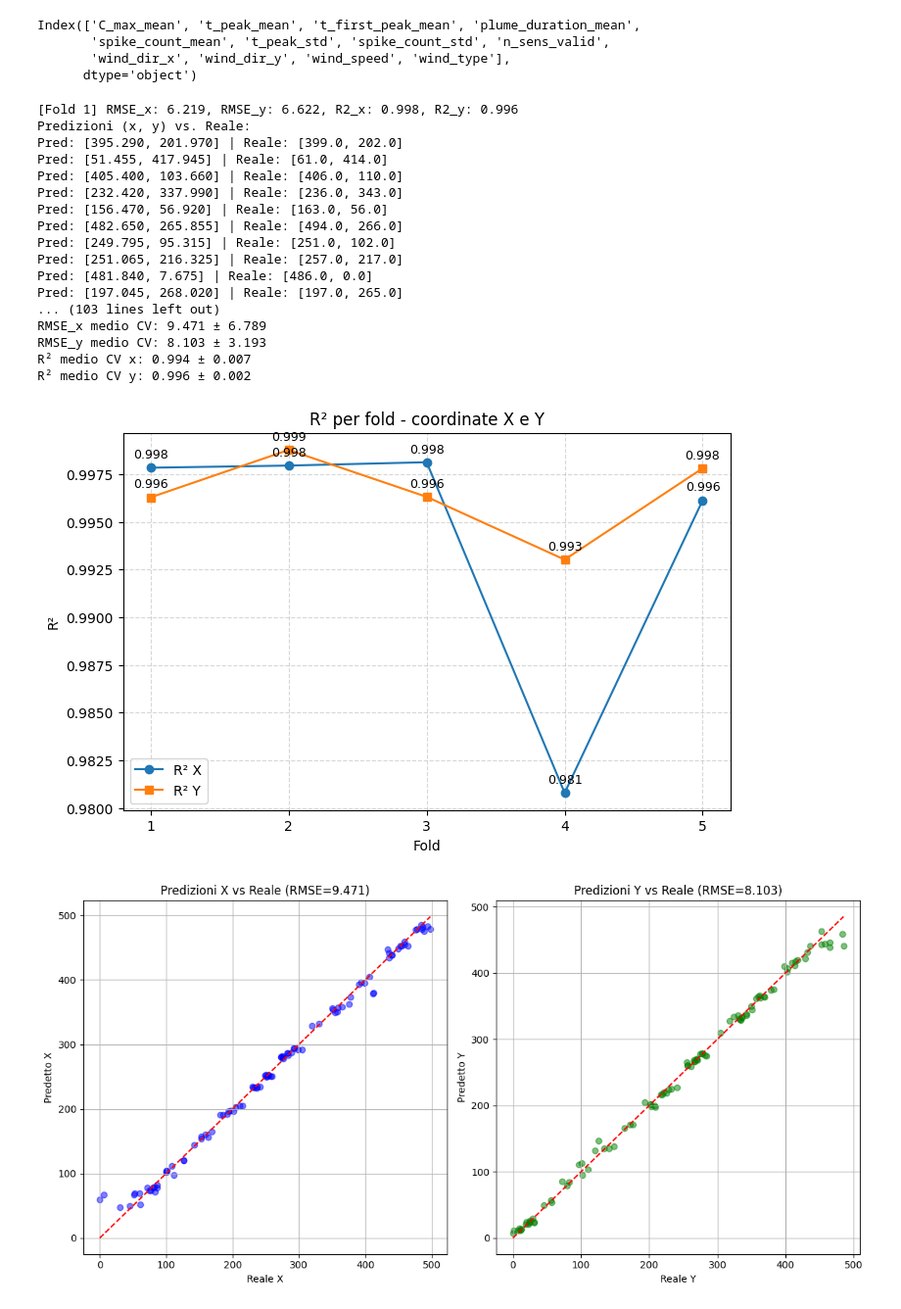
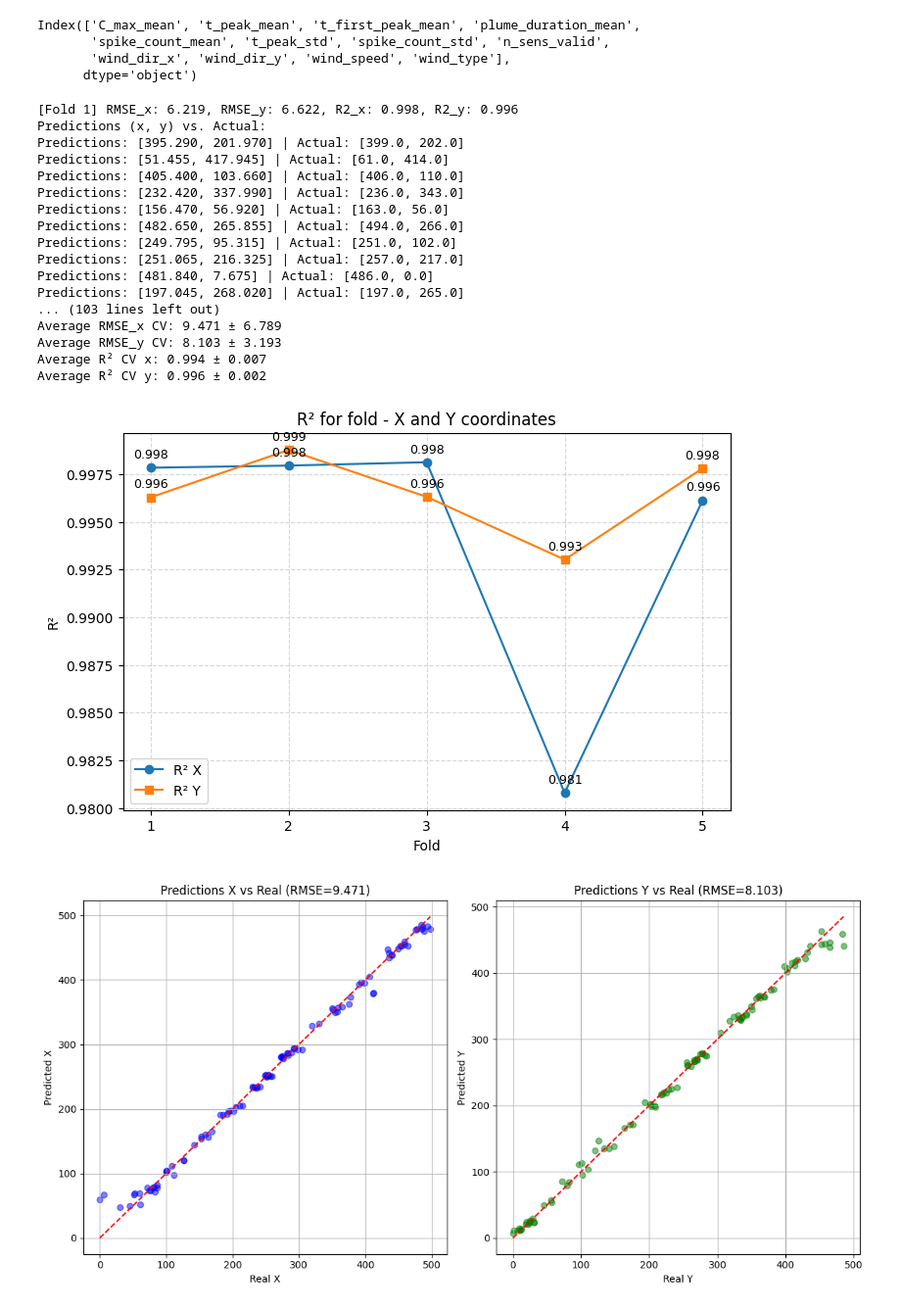
Before and after one commit to SimDimario/PENTION-M, a Jupyter notebook: EmissionSourceLocalization/emission_source.ipynb, the cells around one changed output. Shown at 98% size. Saved outputs shown, nothing was run; the diff lists cells and outputs as text; code cells hidden in the pictures.

```diff
--- a/EmissionSourceLocalization/emission_source.ipynb
+++ b/EmissionSourceLocalization/emission_source.ipynb
@@ -513,99 +482,83 @@ Index(['C_max_mean', 't_peak_mean', 't_first_peak_mean', 'plume_duration_mean',
 # %%
 from sklearn.model_selection import GroupKFold
 
-# Modello multivariato
 model = MultiOutputRegressor(RandomForestRegressor(n_estimators=200, random_state=42))
-
 groups = dataset_sim_grouped["simulation_id"]
-# K-Fold
 kf = KFold(n_splits=5, shuffle=True, random_state=42)
 
 rmse_x_scores = []
 rmse_y_scores = []
-
 r2_x_scores = []
 r2_y_scores = []
-
-# Liste per accumulare tutte le predizioni
 all_y_test_x, all_y_pred_x = [], []
 all_y_test_y, all_y_pred_y = [], []
 
 for fold, (train_idx, test_idx) in enumerate(kf.split(X_scaled, Y), start=1):
     X_train, X_test = X_scaled.iloc[train_idx], X_scaled.iloc[test_idx]
     y_train, y_test = Y.iloc[train_idx], Y.iloc[test_idx]
-
     model.fit(X_train, y_train)
     y_pred = model.predict(X_test)
-
-    # RMSE fold
-    #rmse = np.sqrt(mean_squared_error(y_test, y_pred))
-    #rmse_scores.append(rmse)
-
     rmse_x = np.sqrt(mean_squared_error(y_test['source_x'], y_pred[:,0]))
     rmse_y = np.sqrt(mean_squared_error(y_test['source_y'], y_pred[:,1]))
     rmse_x_scores.append(rmse_x)
     rmse_y_scores.append(rmse_y)
-
     r2_x = r2_score(y_test['source_x'], y_pred[:,0])
     r2_y = r2_score(y_test['source_y'], y_pred[:,1])
     r2_x_scores.append(r2_x)
     r2_y_scores.append(r2_y)
-
     all_y_test_x.extend(y_test['source_x'])
     all_y_pred_x.extend(y_pred[:,0])
     all_y_test_y.extend(y_test['source_y'])
     all_y_pred_y.extend(y_pred[:,1])
-
     print(f"\n[Fold {fold}] RMSE_x: {rmse_x:.3f}, RMSE_y: {rmse_y:.3f}, R2_x: {r2_x:.3f}, R2_y: {r2_y:.3f}")
-    print("Predizioni (x, y) vs. Reale:")
+    print("Predictions (x, y) vs. Actual:")
     for pred, real in zip(y_pred[:], y_test.values[:]):
-        print(f"Pred: [{pred[0]:.3f}, {pred[1]:.3f}] | Reale: [{real[0]}, {real[1]}]")
+        print(f"Predictions: [{pred[0]:.3f}, {pred[1]:.3f}] | Actual: [{real[0]}, {real[1]}]")
 
 # Risultato finale
-print(f"\nRMSE_x medio CV: {np.mean(rmse_x_scores):.3f} ± {np.std(rmse_x_scores):.3f}")
-print(f"RMSE_y medio CV: {np.mean(rmse_y_scores):.3f} ± {np.std(rmse_y_scores):.3f}")
-print(f"R² medio CV x: {np.mean(r2_x_scores):.3f} ± {np.std(r2_x_scores):.3f}")
-print(f"R² medio CV y: {np.mean(r2_y_scores):.3f} ± {np.std(r2_y_scores):.3f}")
+print(f"\nAverage RMSE_x CV: {np.mean(rmse_x_scores):.3f} ± {np.std(rmse_x_scores):.3f}")
+print(f"Average RMSE_y CV: {np.mean(rmse_y_scores):.3f} ± {np.std(rmse_y_scores):.3f}")
+print(f"Average R² CV x: {np.mean(r2_x_scores):.3f} ± {np.std(r2_x_scores):.3f}")
+print(f"Average R² CV y: {np.mean(r2_y_scores):.3f} ± {np.std(r2_y_scores):.3f}")
 # %% [output]
 [Fold 1] RMSE_x: 6.219, RMSE_y: 6.622, R2_x: 0.998, R2_y: 0.996
-Predizioni (x, y) vs. Reale:
-Pred: [395.290, 201.970] | Reale: [399.0, 202.0]
-Pred: [51.455, 417.945] | Reale: [61.0, 414.0]
-Pred: [405.400, 103.660] | Reale: [406.0, 110.0]
-Pred: [232.420, 337.990] | Reale: [236.0, 343.0]
-Pred: [156.470, 56.920] | Reale: [163.0, 56.0]
-Pred: [482.650, 265.855] | Reale: [494.0, 266.0]
-Pred: [249.795, 95.315] | Reale: [251.0, 102.0]
-Pred: [251.065, 216.325] | Reale: [257.0, 217.0]
-Pred: [481.840, 7.675] | Reale: [486.0, 0.0]
-Pred: [197.045, 268.020] | Reale: [197.0, 265.0]
+Predictions (x, y) vs. Actual:
+Predictions: [395.290, 201.970] | Actual: [399.0, 202.0]
+Predictions: [51.455, 417.945] | Actual: [61.0, 414.0]
+Predictions: [405.400, 103.660] | Actual: [406.0, 110.0]
+Predictions: [232.420, 337.990] | Actual: [236.0, 343.0]
+Predictions: [156.470, 56.920] | Actual: [163.0, 56.0]
+Predictions: [482.650, 265.855] | Actual: [494.0, 266.0]
+Predictions: [249.795, 95.315] | Actual: [251.0, 102.0]
+Predictions: [251.065, 216.325] | Actual: [257.0, 217.0]
+Predictions: [481.840, 7.675] | Actual: [486.0, 0.0]
+Predictions: [197.045, 268.020] | Actual: [197.0, 265.0]
 ... (103 lines left out)
-RMSE_x medio CV: 9.471 ± 6.789
-RMSE_y medio CV: 8.103 ± 3.193
-R² medio CV x: 0.994 ± 0.007
-R² medio CV y: 0.996 ± 0.002
+Average RMSE_x CV: 9.471 ± 6.789
+Average RMSE_y CV: 8.103 ± 3.193
+Average R² CV x: 0.994 ± 0.007
+Average R² CV y: 0.996 ± 0.002
 # %%
 folds = np.arange(1, len(r2_x_scores)+1)
 
 plt.figure(figsize=(8,5))
 plt.plot(folds, r2_x_scores, marker='o', label='R² X')
 plt.plot(folds, r2_y_scores, marker='s', label='R² Y')
 plt.xticks(folds)
 plt.xlabel('Fold')
 plt.ylabel('R²')
-plt.title('R² per fold - coordinate X e Y')
-#plt.ylim(0.99, 1.0)
+plt.title('R² for fold - X and Y coordinates')
 plt.grid(True, linestyle='--', alpha=0.5)
 plt.legend()
 
 for i, r2 in enumerate(r2_x_scores):
     plt.text(folds[i], r2+0.0005, f"{r2:.3f}", ha='center', fontsize=9)
 for i, r2 in enumerate(r2_y_scores):
     plt.text(folds[i], r2+0.0005, f"{r2:.3f}", ha='center', fontsize=9)
 
 plt.show()
 # %% [output]
-[figure, old version]
+[figure, new version]
 # %%
 import matplotlib.pyplot as plt
 
```
Also changed, not shown: parts of 12 cells of this notebook, 4 other files.
